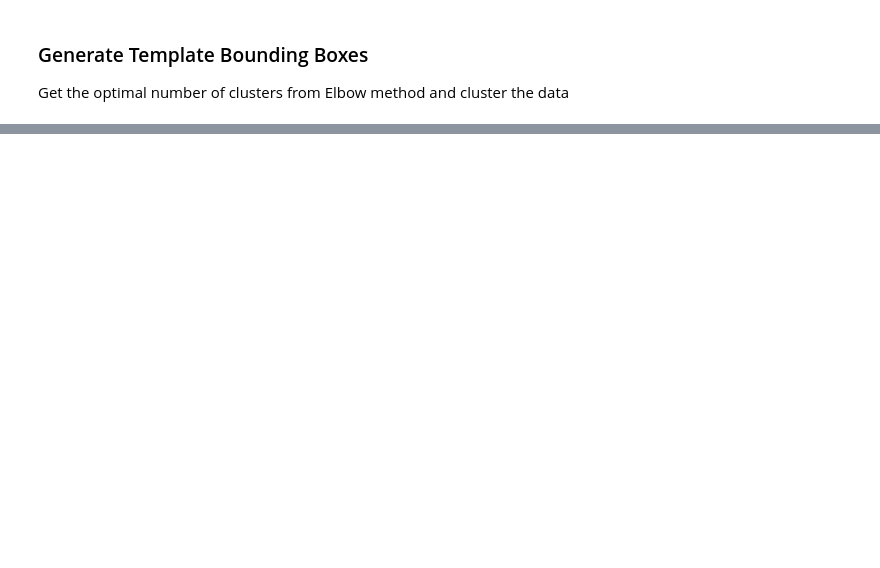
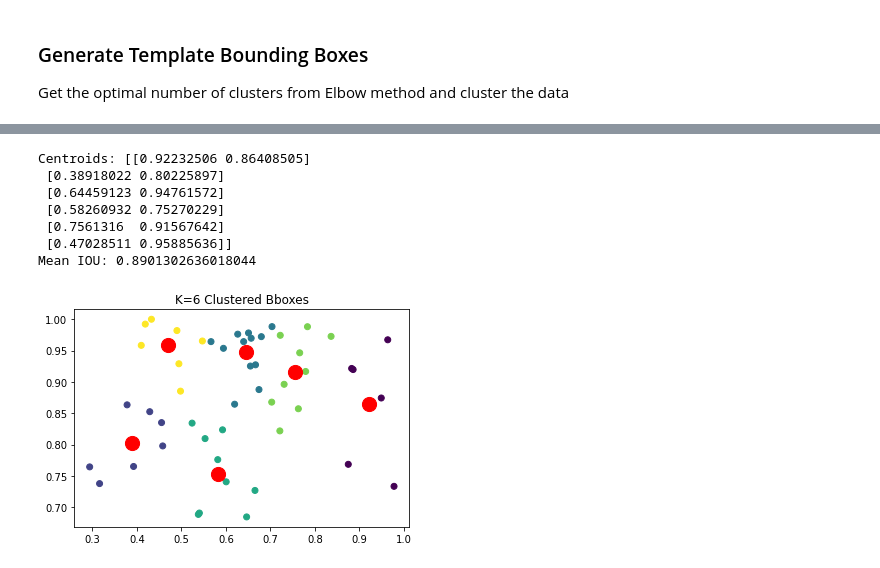
Before and after one commit to uday96/EVA4-TSAI, a Jupyter notebook: S12/EVA4_S12_B_Solution.ipynb, the cells around one changed output, grey strips where cells are left out. Cells and saved outputs as stored; diff of their text form; code cells hidden in the pictures; blank space fills up the shorter version.

```diff
--- a/S12/EVA4_S12_B_Solution.ipynb
+++ b/S12/EVA4_S12_B_Solution.ipynb
@@ -116,0 +171,11 @@ array([[0.66169087, 0.931878  ],
+# %%
+ant.show_k(6)
+# %% [output]
+Centroids: [[0.92232506 0.86408505]
+ [0.38918022 0.80225897]
+ [0.64459123 0.94761572]
+ [0.58260932 0.75270229]
+ [0.7561316  0.91567642]
+ [0.47028511 0.95885636]]
+Mean IOU: 0.8901302636018044
+[figure, added]
```
Also changed, not shown: parts of 14 cells of this notebook.
